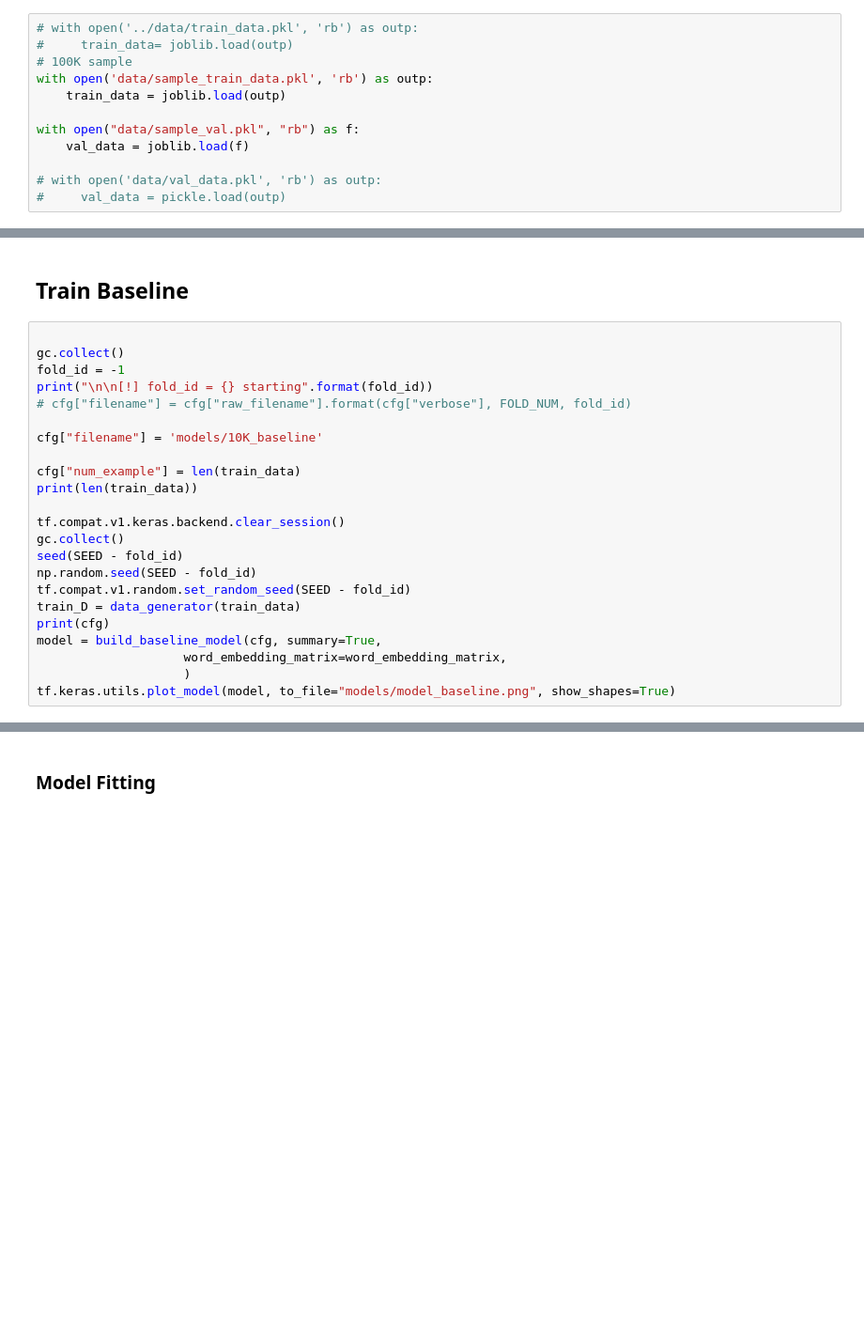
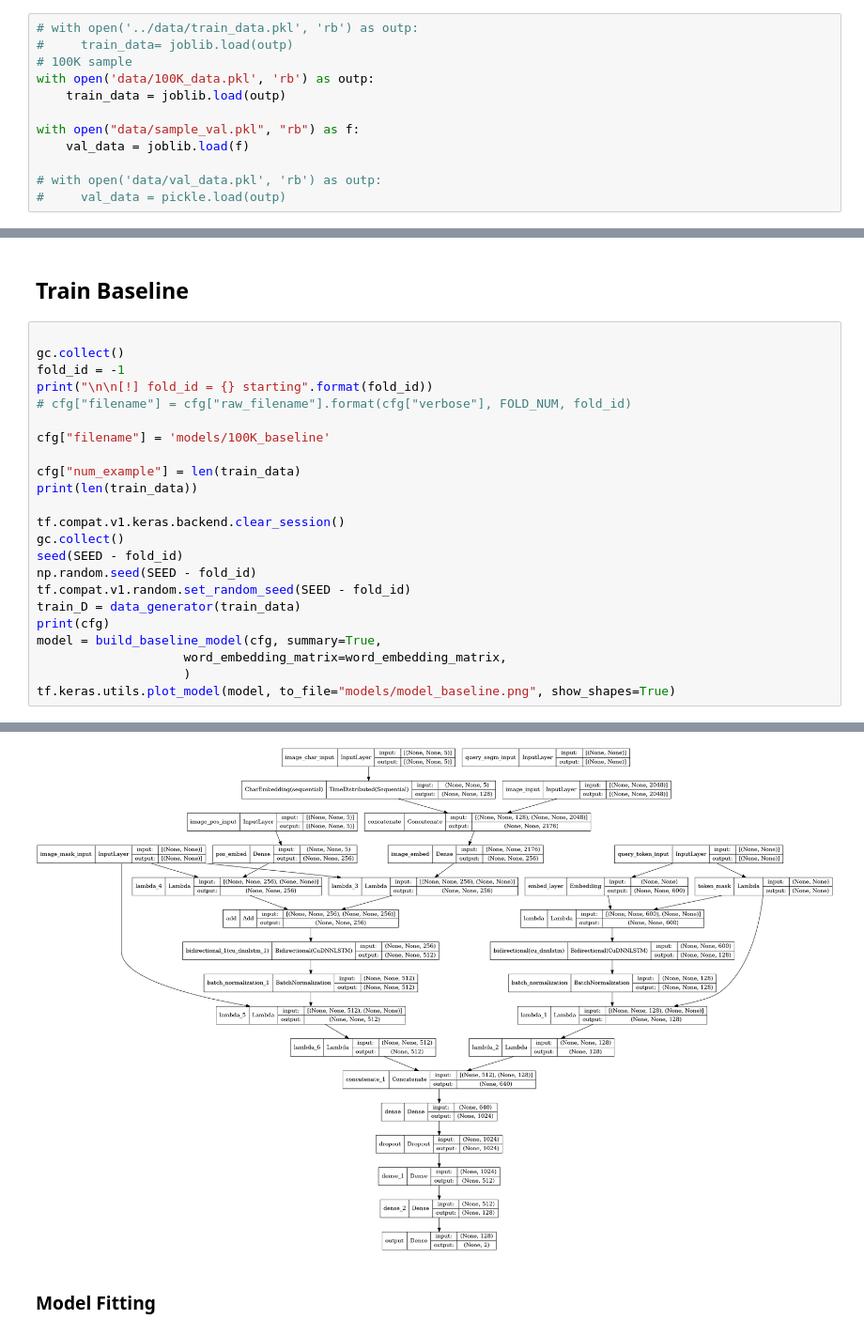
Before and after one commit to yasserotiefy/Applied_AI_Lab_WiSe2021_Passau, a Jupyter notebook: ai-light/experiments.ipynb, the cells around one changed output, grey strips where cells are left out. Shown at 94% size. Drawn from its saved outputs; the diff is of its cells as text; blank space fills up the shorter version.

Commit message:
train bert on 100K

```diff
--- a/ai-light/experiments.ipynb
+++ b/ai-light/experiments.ipynb
@@ -128,7 +128,7 @@ label_set = set(label2id.keys())
 # with open('../data/train_data.pkl', 'rb') as outp:
 #     train_data= joblib.load(outp)
 # 100K sample
-with open('data/sample_train_data.pkl', 'rb') as outp:
+with open('data/100K_data.pkl', 'rb') as outp:
     train_data = joblib.load(outp)
 
 with open("data/sample_val.pkl", "rb") as f:
@@ -731,7 +731,7 @@ fold_id = -1
 print("\n\n[!] fold_id = {} starting".format(fold_id))
 # cfg["filename"] = cfg["raw_filename"].format(cfg["verbose"], FOLD_NUM, fold_id)
 
-cfg["filename"] = 'models/10K_baseline'
+cfg["filename"] = 'models/100K_baseline'
 
 cfg["num_example"] = len(train_data)
 print(len(train_data))
@@ -747,3 +747,4 @@ model = build_baseline_model(cfg, summary=True,
                     word_embedding_matrix=word_embedding_matrix,
                     )
 tf.keras.utils.plot_model(model, to_file="models/model_baseline.png", show_shapes=True)
+# %% [output]
@@ -750,3 +775,4 @@ tf.keras.utils.plot_model(model, to_file="models/model_baseline.png", show_shape
+[figure, added]
 # %% [markdown]
 ### Model Fitting
 # %%
```
Also changed, not shown: parts of 4 cells of this notebook, 1 other file.
